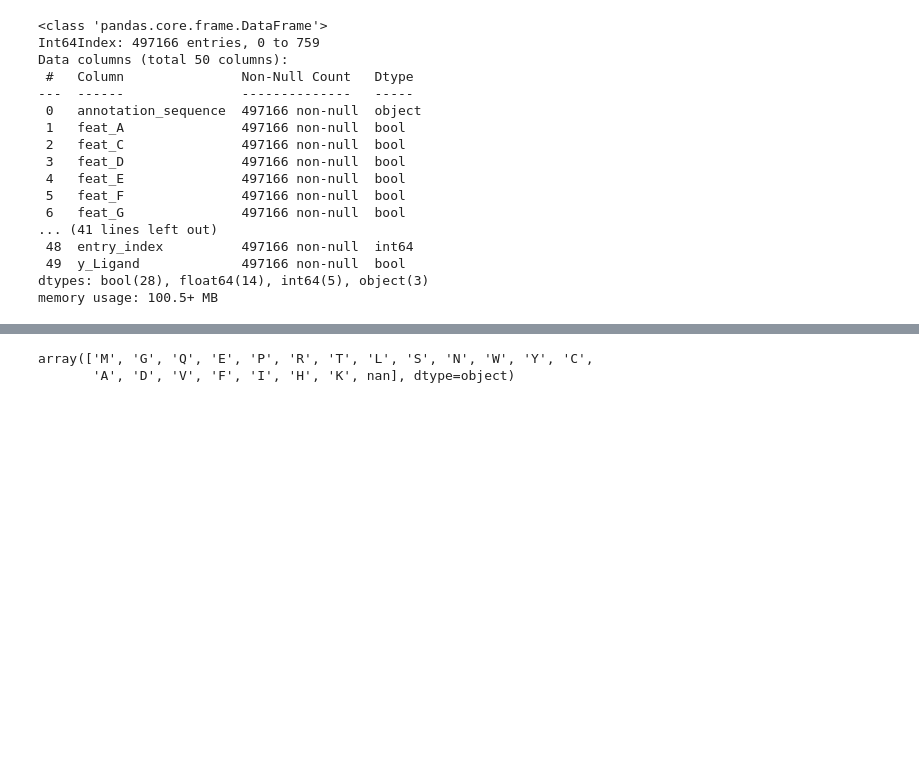
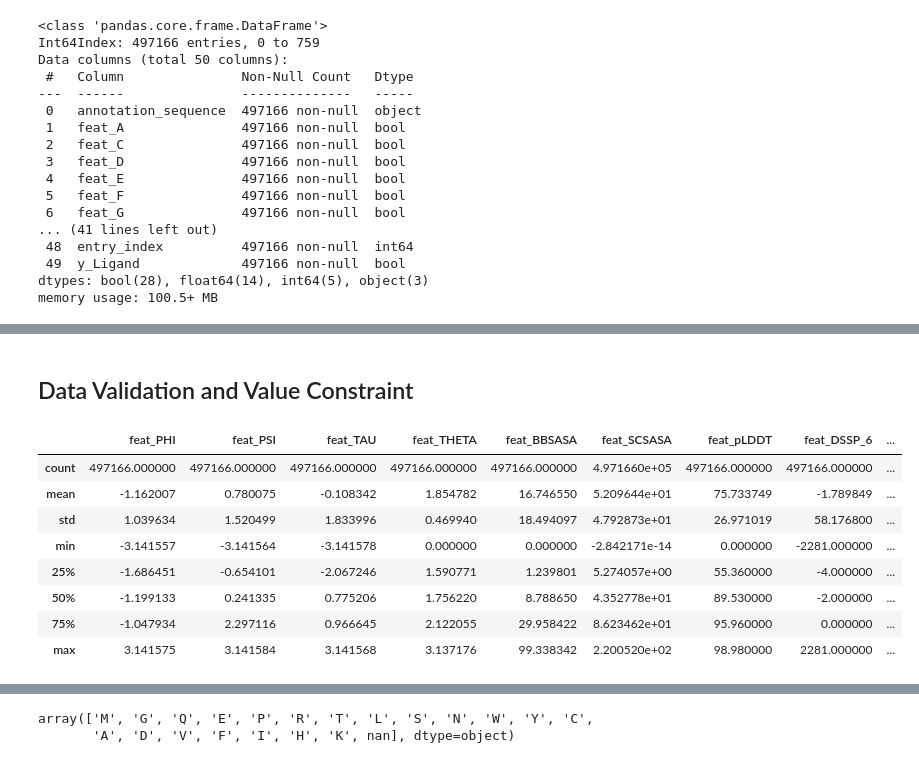
Before and after one commit to Peter-Hou/Predicting-Drug-Binding-Sites-in-Human-Proteins, a Jupyter notebook: model building/Predicting_Drug_Binding_Sites_in_Human_Proteins.ipynb, the cells around one changed output, grey strips where cells are left out. Cells and saved outputs as stored; diff of their text form; code cells hidden in the pictures; blank space fills up the shorter version.

Commit message:
Day 4 Update of the Project - data preprocessing stage

```diff
--- a/model building/Predicting_Drug_Binding_Sites_in_Human_Proteins.ipynb
+++ b/model building/Predicting_Drug_Binding_Sites_in_Human_Proteins.ipynb
@@ -82,0 +120,14 @@ memory usage: 100.5+ MB
+# %% [markdown]
+## Data Validation and Value Constraint
+# %%
+df_train.describe()
+# %% [output]
+|  | feat_PHI | feat_PSI | feat_TAU | feat_THETA | feat_BBSASA | feat_SCSASA | feat_pLDDT | feat_DSSP_6 | ... |
+| count | 497166.000000 | 497166.000000 | 497166.000000 | 497166.000000 | 497166.000000 | 4.971660e+05 | 497166.000000 | 497166.000000 | ... |
+| mean | -1.162007 | 0.780075 | -0.108342 | 1.854782 | 16.746550 | 5.209644e+01 | 75.733749 | -1.789849 | ... |
+| std | 1.039634 | 1.520499 | 1.833996 | 0.469940 | 18.494097 | 4.792873e+01 | 26.971019 | 58.176800 | ... |
+| min | -3.141557 | -3.141564 | -3.141578 | 0.000000 | 0.000000 | -2.842171e-14 | 0.000000 | -2281.000000 | ... |
+| 25% | -1.686451 | -0.654101 | -2.067246 | 1.590771 | 1.239801 | 5.274057e+00 | 55.360000 | -4.000000 | ... |
+| 50% | -1.199133 | 0.241335 | 0.775206 | 1.756220 | 8.788650 | 4.352778e+01 | 89.530000 | -2.000000 | ... |
+| 75% | -1.047934 | 2.297116 | 0.966645 | 2.122055 | 29.958422 | 8.623462e+01 | 95.960000 | 0.000000 | ... |
+| max | 3.141575 | 3.141584 | 3.141568 | 3.137176 | 99.338342 | 2.200520e+02 | 98.980000 | 2281.000000 | ... |
```
Also changed, not shown: parts of 8 cells of this notebook.
